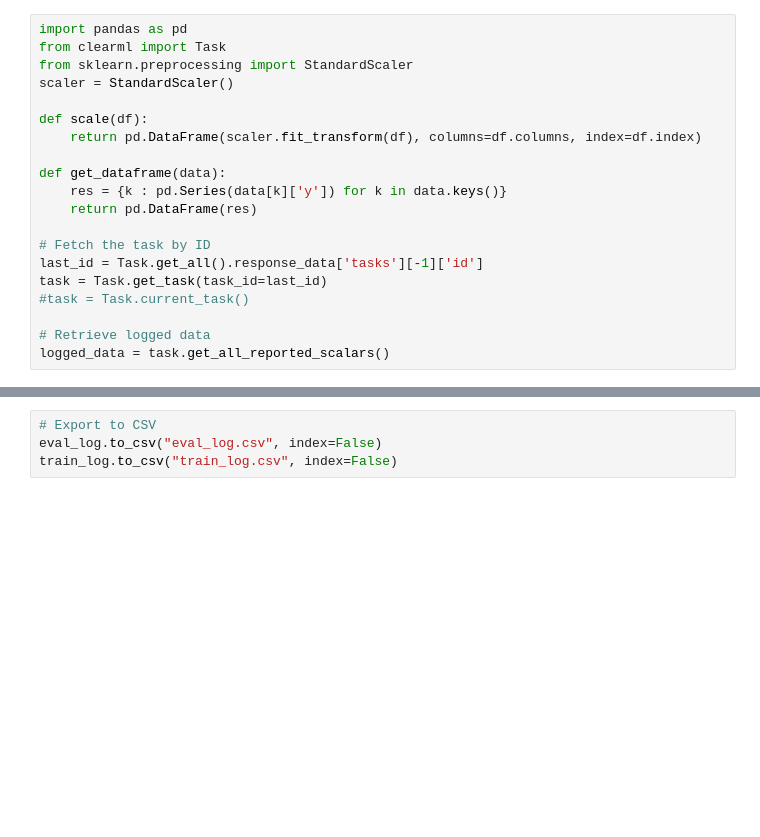
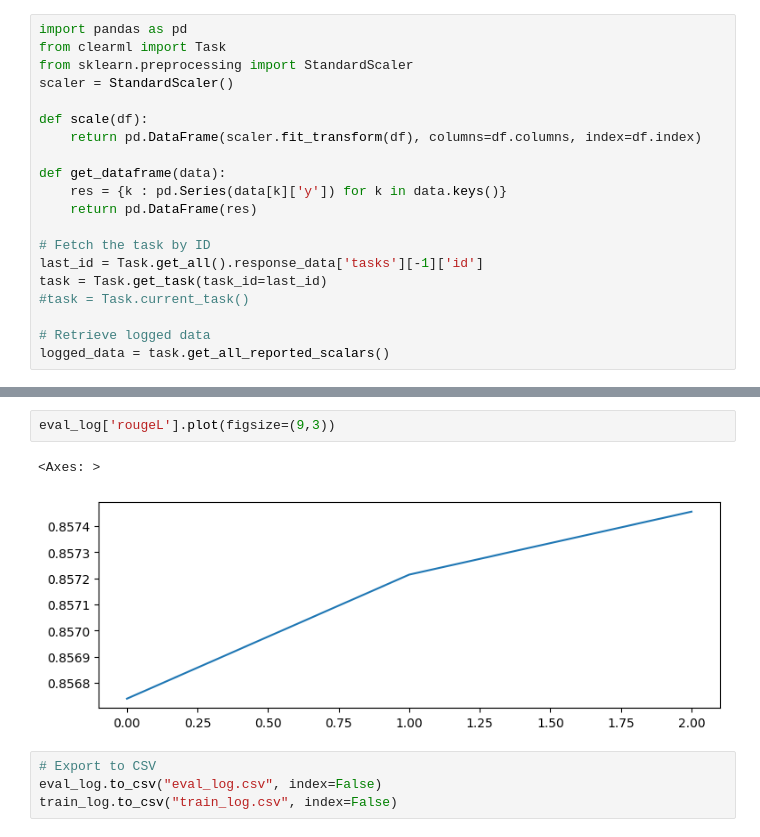
Before and after one commit to hodzanassredin/neuro-sft-host, a Jupyter notebook: labs/notebooks/ClearMlExport.ipynb, the cells around one changed output, grey strips where cells are left out. Cells and saved outputs as stored; diff of their text form; blank space fills up the shorter version.

```diff
--- a/labs/notebooks/ClearMlExport.ipynb
+++ b/labs/notebooks/ClearMlExport.ipynb
@@ -52,3 +54,8 @@ eval_log.drop(['runtime','samples_per_second','steps_per_second'], axis=1).plot(
+# %%
+eval_log['rougeL'].plot(figsize=(9,3))
+# %% [output]
+<Axes: >
+[figure, added]
 # %%
 # Export to CSV
 eval_log.to_csv("eval_log.csv", index=False)
```
Also changed, not shown: parts of 5 cells of this notebook, 3 other files.
